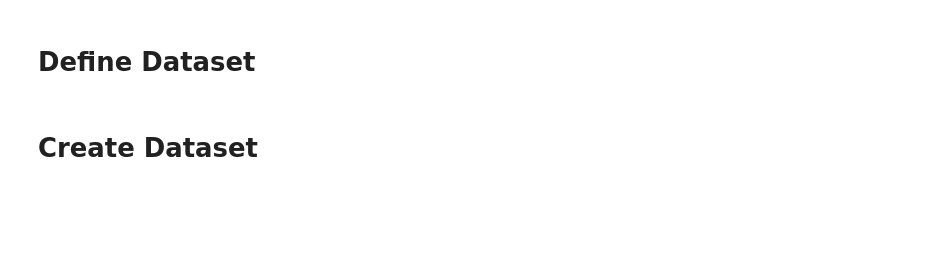
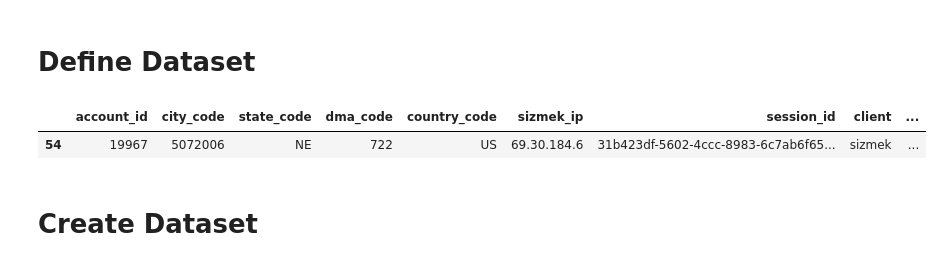
Before and after one commit to cipher982/GNN-playground, a Jupyter notebook: gnn_v6.ipynb, the cells around one changed output. Drawn from its saved outputs; the diff is of its cells as text; code cells hidden in the pictures; blank space fills up the shorter version.

```diff
--- a/gnn_v6.ipynb
+++ b/gnn_v6.ipynb
@@ -248,6 +259,11 @@ class SumEmbedding(object):
 
 sizmek_small = sizmek_df.copy()
 zync_small = zync_df.copy()
+# %%
+df.sample()
+# %% [output]
+|  | account_id | city_code | state_code | dma_code | country_code | sizmek_ip | session_id | client | ... |
+| 54 | 19967 | 5072006 | NE | 722 | US | 69.30.184.6 | 31b423df-5602-4ccc-8983-6c7ab6f65... | sizmek | ... |
 # %% [markdown]
 # Create Dataset
 # %%
```
Also changed, not shown: parts of 14 cells of this notebook.
